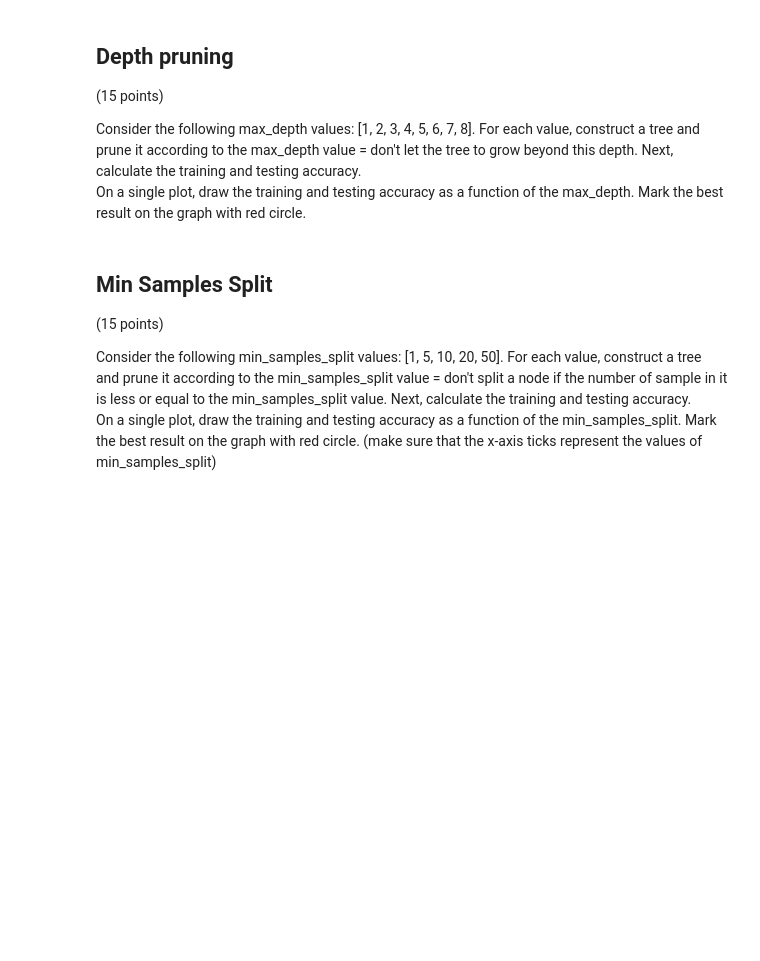
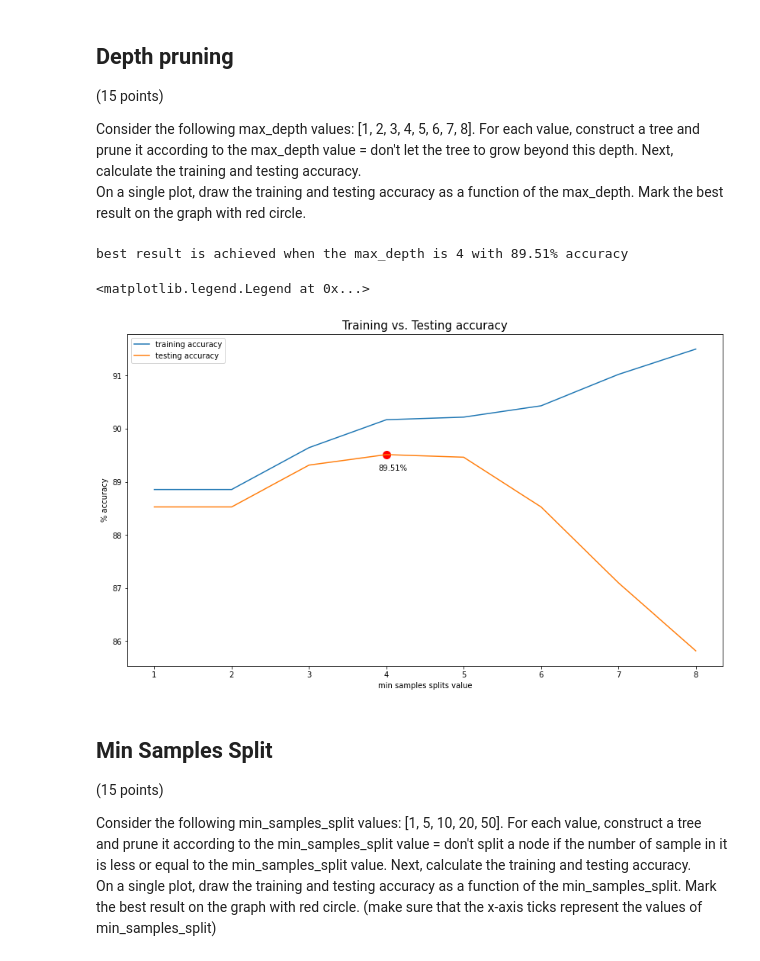
Before and after one commit to Omergral/Machine_Learning_Msc, a Jupyter notebook: HW_2/hwa2.ipynb, the cells around one changed output. Cells and saved outputs as stored; diff of their text form; code cells hidden in the pictures; blank space fills up the shorter version.

```diff
--- a/HW_2/hwa2.ipynb
+++ b/HW_2/hwa2.ipynb
@@ -204,7 +204,7 @@ def goodness_of_split(data, feature, impurity_func, gain_ratio=False):
     if gain_ratio:
         probs = np.unique(data[:, feature], return_counts=True)[1] / data.shape[0]
         split_information = -(np.log2(probs) * probs).sum()
-        goodness = impurity / split_information
+        goodness /= split_information
 
     return goodness
 # %% [markdown]
@@ -242,7 +242,7 @@ class DecisionNode:
     first read and understand the entire exercise before diving into this class.
     """
 
-    def __init__(self, feature, value, depth, data, num_samples=0, feature_name=None, parent_name=None):
+    def __init__(self, feature, value, depth, data, num_samples=0, feature_name=None, parent=None):
         self.feature = feature  # column index of criteria being tested
         self.value = value
         self.depth = depth
@@ -252,7 +252,7 @@ class DecisionNode:
         self.pred = None
         self.num_samples = num_samples
         self.feature_name = feature_name
-        self.parent_name = parent_name
+        self.parent = parent
 
     def add_child(self, node):
         self.children.append(node)
@@ -469,0 +416,11 @@ print(f"The accuracy for the entropy with the gain ratio tree is {tree_entropy_g
+# %%
+tree_gini_accuracy_train, tree_gini_accuracy_test = calc_accuracy(tree_gini, X_train) , calc_accuracy(tree_gini, X_test)
+tree_entropy_accuracy_train, tree_entropy_accuracy_test = calc_accuracy(tree_entropy, X_train), calc_accuracy(tree_entropy, X_test)
+tree_gain_ratio_accuracy_train, tree_gain_ratio_accuracy_test = calc_accuracy(tree_entropy_gain_ratio, X_train), calc_accuracy(tree_entropy_gain_ratio, X_test)
+
+print(f"{'-'*50}\ngini on training set achieved {tree_gini_accuracy_train}% accuracy\ngini on test set achieved {tree_gini_accuracy_test:.2f}% accuracy")
+print(f"{'-'*50}\nentropy on training set achieved {tree_entropy_accuracy_train}% accuracy\nentropy on test set achieved {tree_entropy_accuracy_test:.2f}% accuracy")
+print(f"{'-'*50}\ngain ratio on training set achieved {tree_gain_ratio_accuracy_train:.2f}% accuracy\ngain ratio on test set achieved {tree_gain_ratio_accuracy_test:.2f}% accuracy")
+
+best_test_accuracy_dict = {tree_gini_accuracy_test: (calc_gini, False), tree_entropy_accuracy_test: (calc_entropy, False), tree_gain_ratio_accuracy_test: (calc_entropy, True)}
+best_test_accuracy = best_test_accuracy_dict[max(best_test_accuracy_dict)]
@@ -479,3 +444,29 @@ On a single plot, draw the training and testing accuracy as a function of the ma
+# %%
+max_depth_values = np.arange(1,9)
+training_accuracy = {}
+testing_accurcay = {}
+
+for max_depth_value in max_depth_values:
+    max_depth_tree = build_tree(X_train, best_test_accuracy[0], best_test_accuracy[1], max_depth=max_depth_value)
+    training_accuracy[max_depth_value] = calc_accuracy(max_depth_tree, X_train)
+    testing_accurcay[max_depth_value] = calc_accuracy(max_depth_tree, X_test)
+
+max_res_idx_max_depth = max(testing_accurcay, key=testing_accurcay.get)
+print(f"\nbest result is achieved when the max_depth is {max_res_idx_max_depth} with {testing_accurcay[max_res_idx_max_depth]:.2f}% accuracy\n")
+
+fig, axes = plt.subplots(1, 1, figsize=(14, 8))
+axes.plot(training_accuracy.keys(), training_accuracy.values(), label='training accuracy')
+axes.plot(testing_accurcay.keys(), testing_accurcay.values(), label='testing accuracy')
+axes.set_title("Training vs. Testing accuracy", fontsize=15)
+axes.set_xlabel("min samples splits value", fontsize=10)
+axes.set_ylabel(f"{'%'} accuracy", fontsize=10)
+axes.scatter(max_res_idx_max_depth, testing_accurcay[max_res_idx_max_depth], 100, 'r')
+axes.text(max_res_idx_max_depth-0.1, testing_accurcay[max_res_idx_max_depth]-0.3, s=f'{testing_accurcay[max_res_idx_max_depth]:.2f}%')
+axes.legend()
+# %% [output]
+best result is achieved when the max_depth is 4 with 89.51% accuracy
+<matplotlib.legend.Legend at 0x...>
+[figure, added]
 # %% [markdown]
 ## Min Samples Split
 
```
Also changed, not shown: parts of 12 cells of this notebook.
